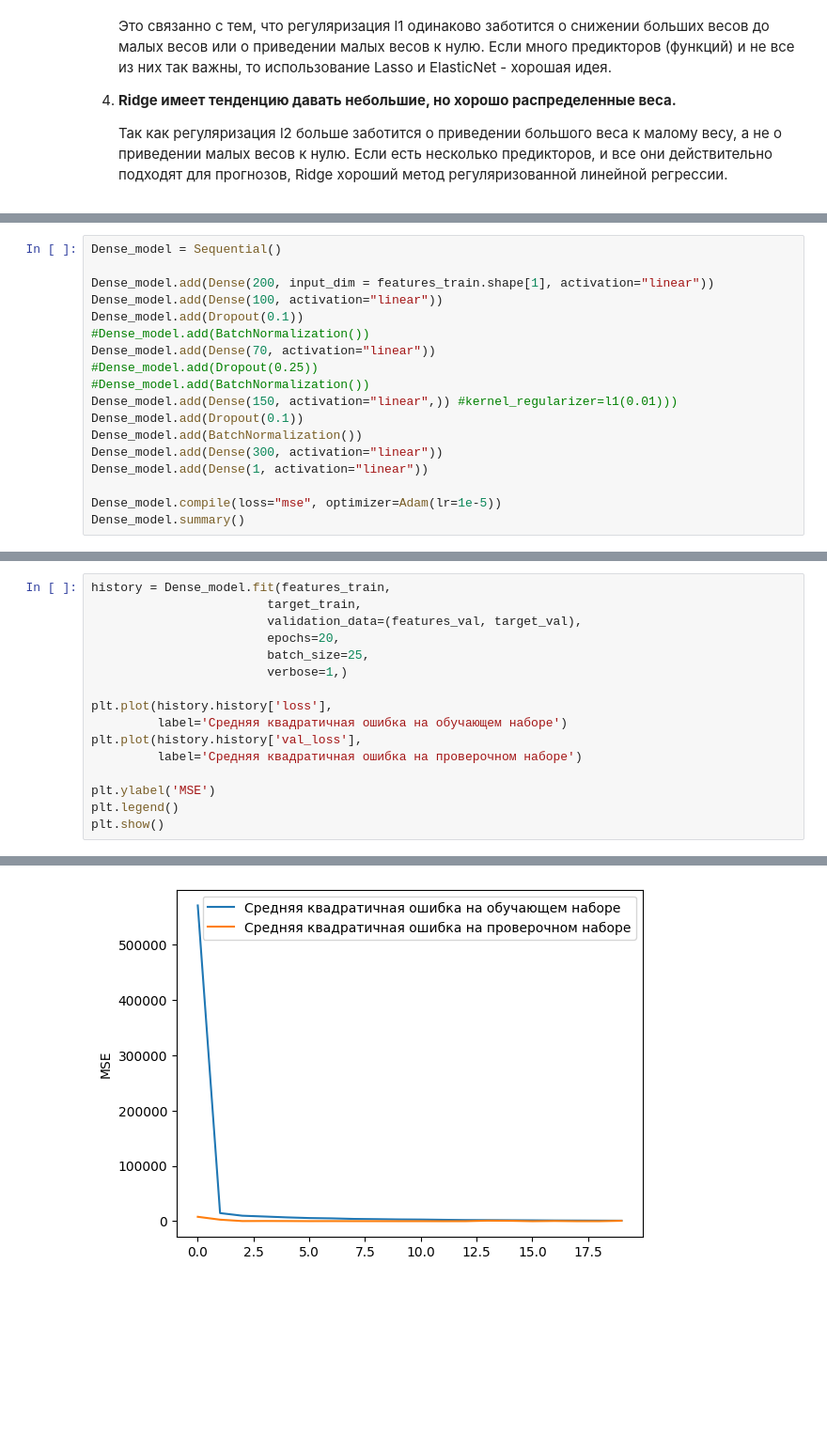
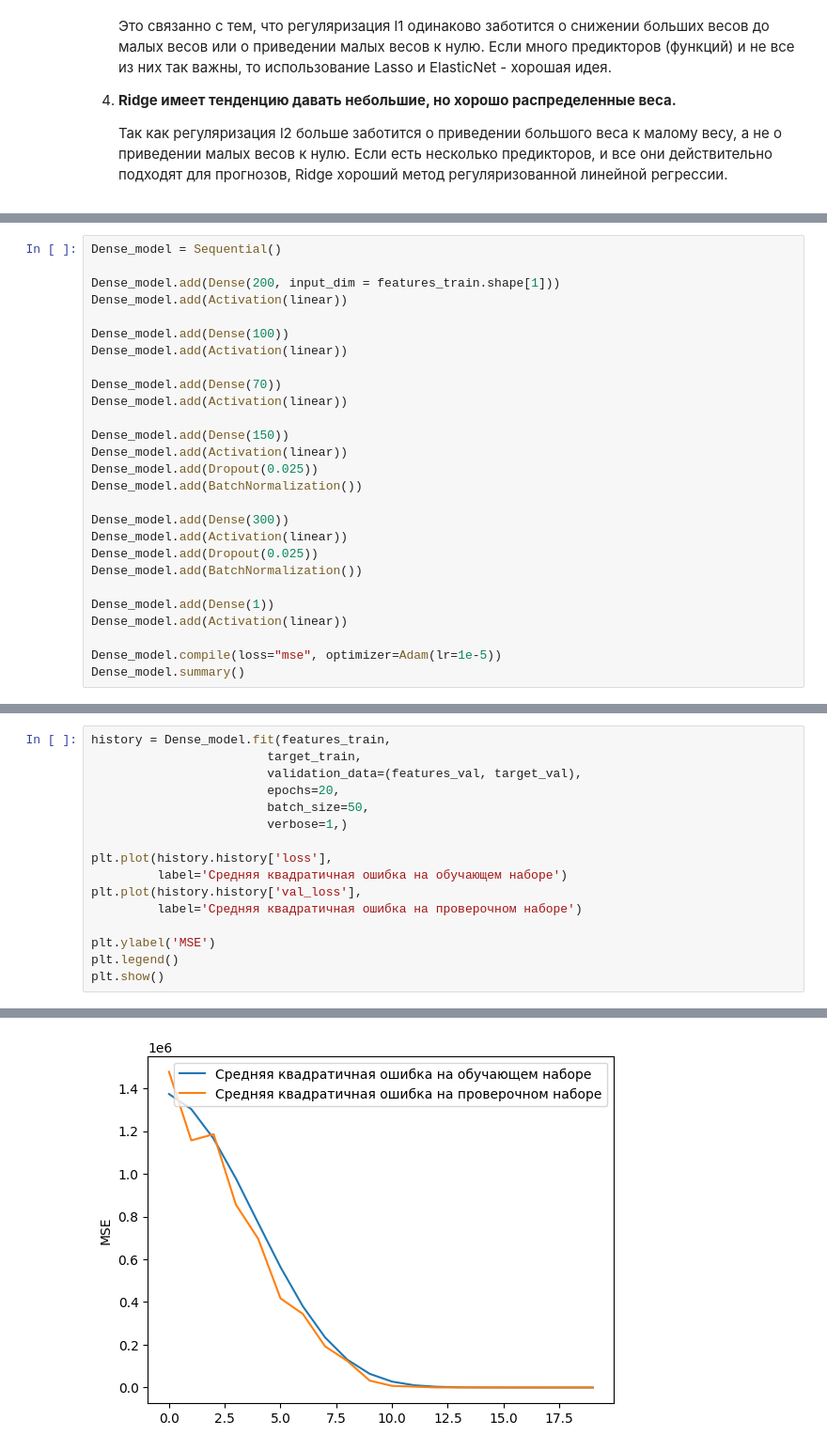
Before and after one commit to nebolsinvasili/ADfromPython, a Jupyter notebook: main.ipynb, the cells around one changed output, grey strips where cells are left out. Shown at 94% size. Drawn from its saved outputs; the diff is of its cells as text; blank space fills up the shorter version.

Commit message:
[0.003] test model

```diff
--- a/main.ipynb
+++ b/main.ipynb
@@ -928,18 +1005,27 @@ R2:  -0.782
 # %%
 Dense_model = Sequential()
 
-Dense_model.add(Dense(200, input_dim = features_train.shape[1], activation="linear"))
-Dense_model.add(Dense(100, activation="linear"))
-Dense_model.add(Dropout(0.1))
-#Dense_model.add(BatchNormalization())
-Dense_model.add(Dense(70, activation="linear"))
-#Dense_model.add(Dropout(0.25))
-#Dense_model.add(BatchNormalization())
-Dense_model.add(Dense(150, activation="linear",)) #kernel_regularizer=l1(0.01)))
-Dense_model.add(Dropout(0.1))
+Dense_model.add(Dense(200, input_dim = features_train.shape[1]))
+Dense_model.add(Activation(linear))
+
+Dense_model.add(Dense(100))
+Dense_model.add(Activation(linear))
+
+Dense_model.add(Dense(70))
+Dense_model.add(Activation(linear))
+
+Dense_model.add(Dense(150))
+Dense_model.add(Activation(linear))
+Dense_model.add(Dropout(0.025))
 Dense_model.add(BatchNormalization())
-Dense_model.add(Dense(300, activation="linear"))
-Dense_model.add(Dense(1, activation="linear"))
+
+Dense_model.add(Dense(300))
+Dense_model.add(Activation(linear))
+Dense_model.add(Dropout(0.025))
+Dense_model.add(BatchNormalization())
+
+Dense_model.add(Dense(1))
+Dense_model.add(Activation(linear))
 
 Dense_model.compile(loss="mse", optimizer=Adam(lr=1e-5))
 Dense_model.summary()
@@ -967,7 +1053,7 @@ history = Dense_model.fit(features_train,
                         target_train,
                         validation_data=(features_val, target_val),
                         epochs=20,
-                        batch_size=25,
+                        batch_size=50,
                         verbose=1,)
 
 plt.plot(history.history['loss'],
@@ -999,4 +1085,4 @@ Epoch 20/20
-[figure, old version]
+[figure, new version]
 # %%
 from utils.evaluate_model import evaluate
 
```
Also changed, not shown: parts of 58 cells of this notebook.
